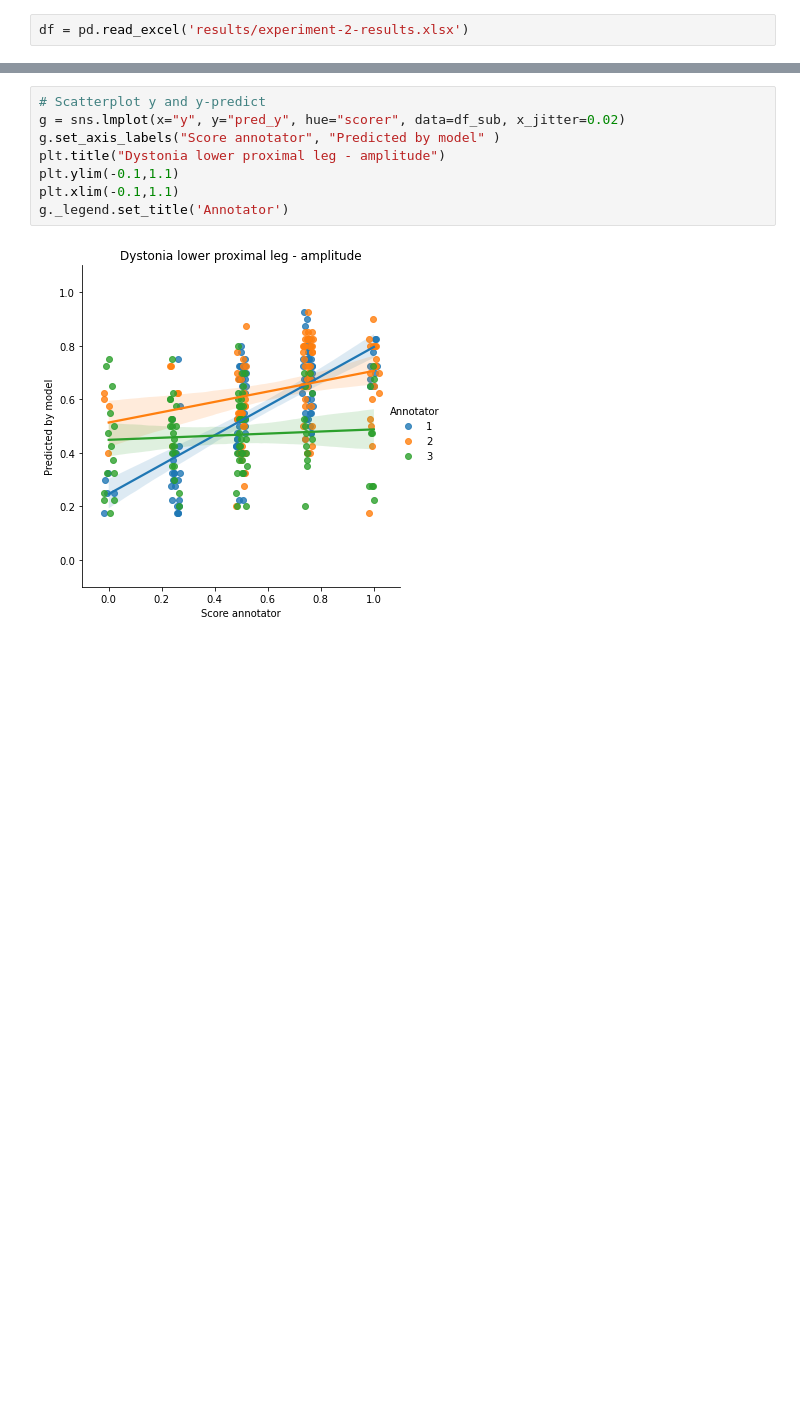
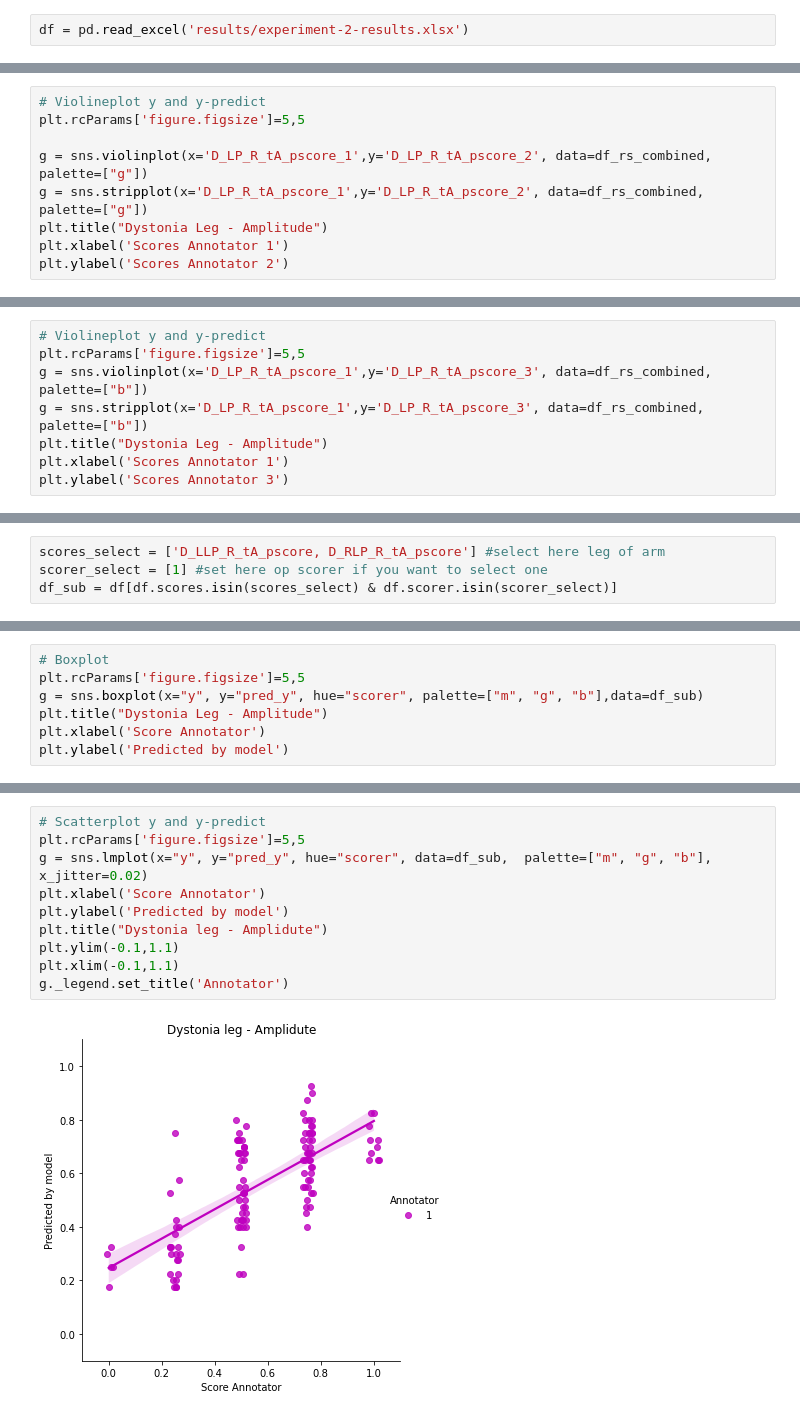
Before and after one commit to RehabAUmc/modys-video, a Jupyter notebook: notebooks/experiment-2-results-visualisation.ipynb, the cells around one changed output, grey strips where cells are left out. Cells and saved outputs as stored; diff of their text form; blank space fills up the shorter version.

```diff
--- a/notebooks/experiment-2-results-visualisation.ipynb
+++ b/notebooks/experiment-2-results-visualisation.ipynb
@@ -19,0 +137,9 @@ df = pd.read_excel('results/experiment-2-results.xlsx')
+# %%
+# Violineplot y and y-predict
+plt.rcParams['figure.figsize']=5,5
+
+g = sns.violinplot(x='D_LP_R_tA_pscore_1',y='D_LP_R_tA_pscore_2', data=df_rs_combined, palette=["g"])
+g = sns.stripplot(x='D_LP_R_tA_pscore_1',y='D_LP_R_tA_pscore_2', data=df_rs_combined, palette=["g"])
+plt.title("Dystonia Leg - Amplitude")
+plt.xlabel('Scores Annotator 1')
+plt.ylabel('Scores Annotator 2')
@@ -19,0 +149,8 @@ df = pd.read_excel('results/experiment-2-results.xlsx')
+# %%
+# Violineplot y and y-predict
+plt.rcParams['figure.figsize']=5,5
+g = sns.violinplot(x='D_LP_R_tA_pscore_1',y='D_LP_R_tA_pscore_3', data=df_rs_combined, palette=["b"])
+g = sns.stripplot(x='D_LP_R_tA_pscore_1',y='D_LP_R_tA_pscore_3', data=df_rs_combined, palette=["b"])
+plt.title("Dystonia Leg - Amplitude")
+plt.xlabel('Scores Annotator 1')
+plt.ylabel('Scores Annotator 3')
@@ -24,0 +218,4 @@ df_sub = df.query('scores == "D_LLP_R_tA_pscore, D_RLP_R_tA_pscore" ') #with and
+# %%
+scores_select = ['D_LLP_R_tA_pscore, D_RLP_R_tA_pscore'] #select here leg of arm
+scorer_select = [1] #set here op scorer if you want to select one
+df_sub = df[df.scores.isin(scores_select) & df.scorer.isin(scorer_select)]
@@ -24,0 +239,7 @@ df_sub = df.query('scores == "D_LLP_R_tA_pscore, D_RLP_R_tA_pscore" ') #with and
+# %%
+# Boxplot
+plt.rcParams['figure.figsize']=5,5
+g = sns.boxplot(x="y", y="pred_y", hue="scorer", palette=["m", "g", "b"],data=df_sub)
+plt.title("Dystonia Leg - Amplitude")
+plt.xlabel('Score Annotator')
+plt.ylabel('Predicted by model')
@@ -35,10 +254,12 @@ df_sub['y'].corr(df_sub['pred_y'])
 # %%
 # Scatterplot y and y-predict
-g = sns.lmplot(x="y", y="pred_y", hue="scorer", data=df_sub, x_jitter=0.02)
-g.set_axis_labels("Score annotator", "Predicted by model" )
-plt.title("Dystonia lower proximal leg - amplitude")
+plt.rcParams['figure.figsize']=5,5
+g = sns.lmplot(x="y", y="pred_y", hue="scorer", data=df_sub,  palette=["m", "g", "b"], x_jitter=0.02)
+plt.xlabel('Score Annotator')
+plt.ylabel('Predicted by model')
+plt.title("Dystonia leg - Amplidute")
 plt.ylim(-0.1,1.1)
 plt.xlim(-0.1,1.1)
 g._legend.set_title('Annotator')
 # %% [output]
-[figure, old version]
+[figure, new version]
```
Also changed, not shown: parts of 48 cells of this notebook.
